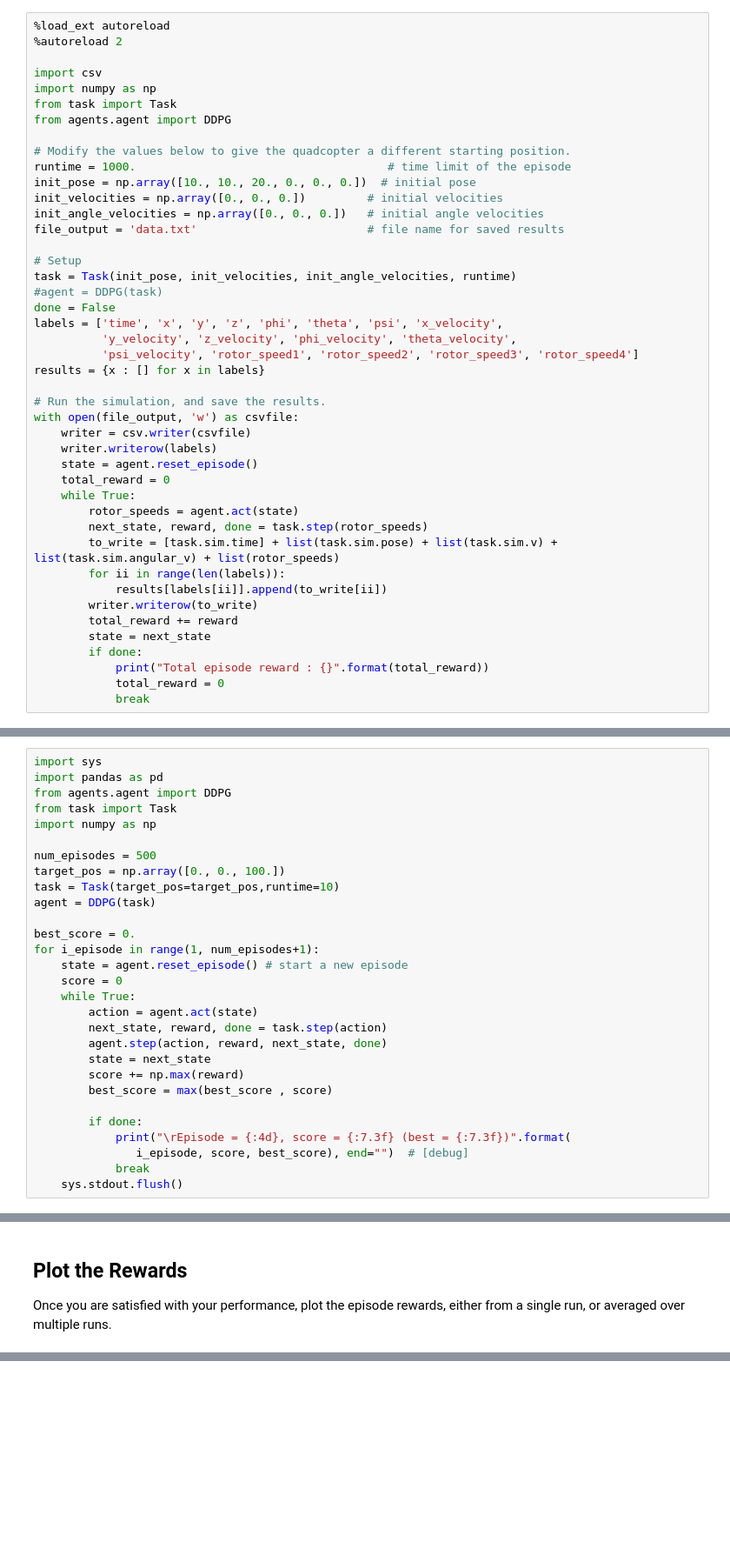
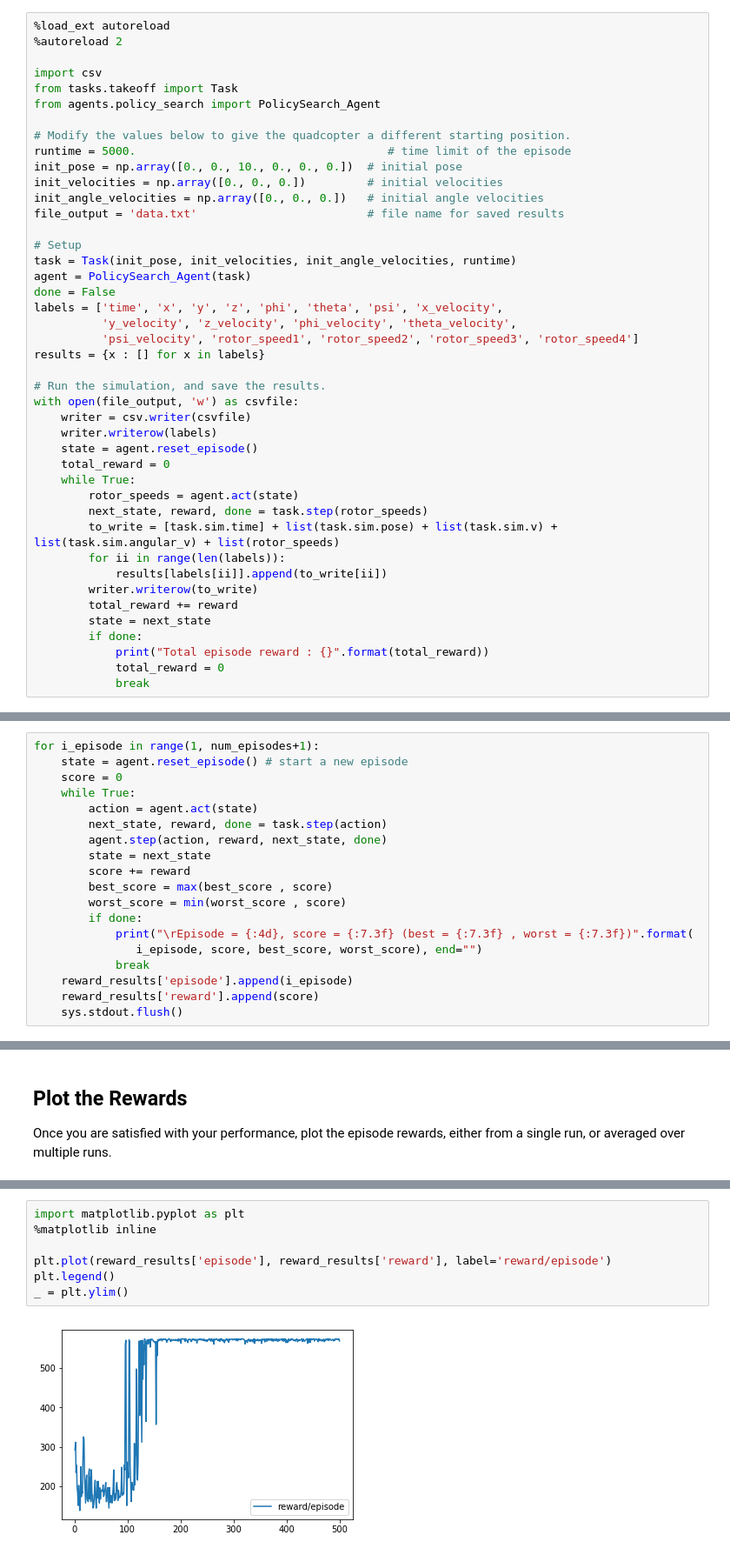
Before and after one commit to harshitandro/RL-Quadcopter, a Jupyter notebook: Quadcopter_Project.ipynb, the cells around one changed output, grey strips where cells are left out. Shown at 87% size. Cells and saved outputs as stored; diff of their text form; blank space fills up the shorter version.

```diff
--- a/Quadcopter_Project.ipynb
+++ b/Quadcopter_Project.ipynb
@@ -49,20 +52,19 @@ The `labels` list below annotates statistics that are saved while running the si
 %autoreload 2
 
 import csv
-import numpy as np
-from task import Task
-from agents.agent import DDPG
+from tasks.takeoff import Task
+from agents.policy_search import PolicySearch_Agent
 
 # Modify the values below to give the quadcopter a different starting position.
-runtime = 1000.                                     # time limit of the episode
-init_pose = np.array([10., 10., 20., 0., 0., 0.])  # initial pose
+runtime = 5000.                                     # time limit of the episode
+init_pose = np.array([0., 0., 10., 0., 0., 0.])  # initial pose
 init_velocities = np.array([0., 0., 0.])         # initial velocities
 init_angle_velocities = np.array([0., 0., 0.])   # initial angle velocities
 file_output = 'data.txt'                         # file name for saved results
 
 # Setup
 task = Task(init_pose, init_velocities, init_angle_velocities, runtime)
-#agent = DDPG(task)
+agent = PolicySearch_Agent(task)
 done = False
 labels = ['time', 'x', 'y', 'z', 'phi', 'theta', 'psi', 'x_velocity',
           'y_velocity', 'z_velocity', 'phi_velocity', 'theta_velocity',
@@ -227,16 +250,4 @@ As you develop your agent, it's important to keep an eye on how it's performing.
 # %%
-import sys
-import pandas as pd
-from agents.agent import DDPG
-from task import Task
-import numpy as np
-
-num_episodes = 500
-target_pos = np.array([0., 0., 100.])
-task = Task(target_pos=target_pos,runtime=10)
-agent = DDPG(task)
-
-best_score = 0.
 for i_episode in range(1, num_episodes+1):
     state = agent.reset_episode() # start a new episode
     score = 0
@@ -245,12 +256,14 @@ for i_episode in range(1, num_episodes+1):
         next_state, reward, done = task.step(action)
         agent.step(action, reward, next_state, done)
         state = next_state
-        score += np.max(reward)
+        score += reward
         best_score = max(best_score , score)
-
+        worst_score = min(worst_score , score)
         if done:
-            print("\rEpisode = {:4d}, score = {:7.3f} (best = {:7.3f})".format(
-               i_episode, score, best_score), end="")  # [debug]
+            print("\rEpisode = {:4d}, score = {:7.3f} (best = {:7.3f} , worst = {:7.3f})".format(
+               i_episode, score, best_score, worst_score), end="")
             break
+    reward_results['episode'].append(i_episode)
+    reward_results['reward'].append(score)
     sys.stdout.flush()
 # %% [output]
@@ -277,0 +275,9 @@ Once you are satisfied with your performance, plot the episode rewards, either f
+# %%
+import matplotlib.pyplot as plt
+%matplotlib inline
+
+plt.plot(reward_results['episode'], reward_results['reward'], label='reward/episode')
+plt.legend()
+_ = plt.ylim()
+# %% [output]
+[figure, added]
```
Also changed, not shown: parts of 27 cells of this notebook, 9 other files.
